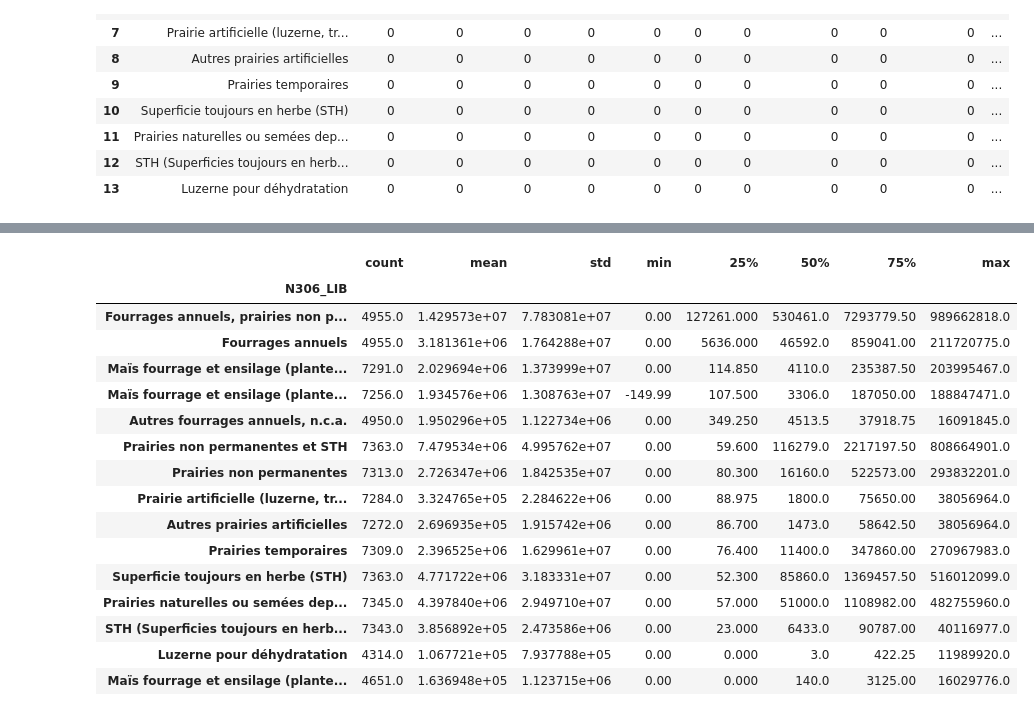
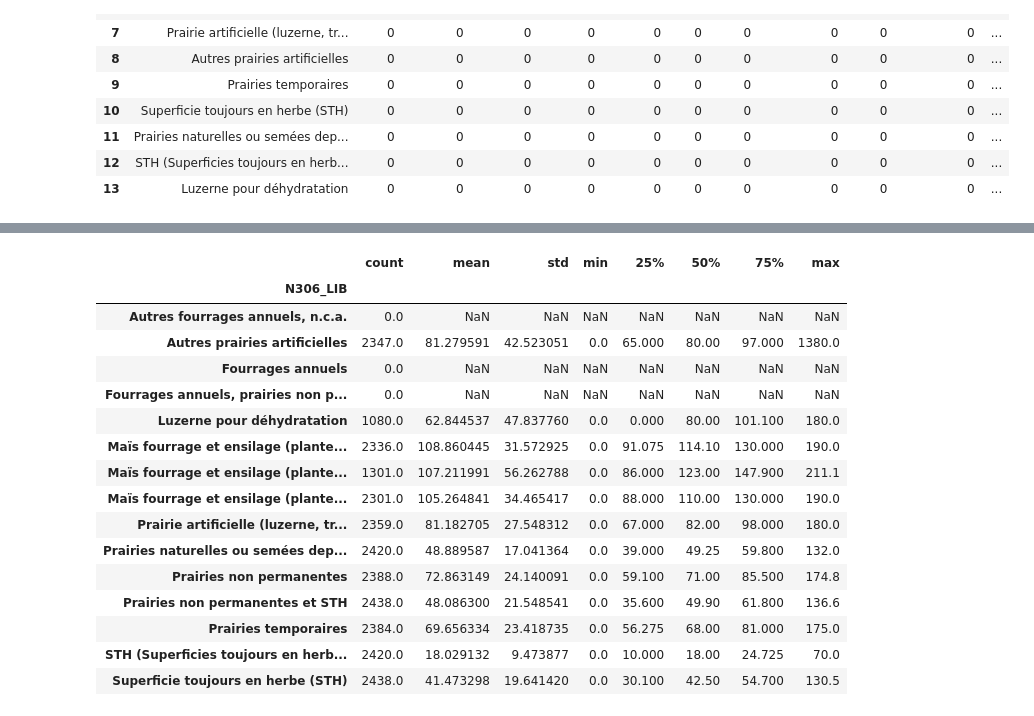
Before and after one commit to Yiyaoo/FDS_first_step, a Jupyter notebook: stage.ipynb, the cells around one changed output, grey strips where cells are left out. Cells and saved outputs as stored; diff of their text form; code cells hidden in the pictures.

```diff
--- a/stage.ipynb
+++ b/stage.ipynb
@@ -62,7 +73,7 @@ def read_multi_csv(start_year,end_year):
     dfs = []
     for YYYY in years:
         #file = 'https://raw.githubusercontent.com/username/project/main/data/normalized/'+str(YYYY)+'_crimes_byState.csv'
-        file = 'https://raw.githubusercontent.com/Yiyaoo/playground-DHnDOLo0/master/FDS_Fourrage/FDS_FOURRAGE_'+str(YYYY)+'.csv'
+        file = 'https://raw.githubusercontent.com/Yiyaoo/FDS_first_step/master/FDS_Fourrage/FDS_FOURRAGE_'+str(YYYY)+'.csv'
         #print (file)
         df = pd.read_csv(file,sep=';')
         dfs.append(df)
@@ -73,4 +121,5 @@ df=read_multi_csv(2000,2020)
 # %%
 #données manquantes par type de culture et par année
-df.drop(['ANNREF', 'N306_LIB'], 1).isna().groupby([df.ANNREF, df.N306_LIB], sort=False).sum().reset_index()
+df_rend=df[(df.N027_MOD==70.02)]
+df_rend['VALEUR'].isnull().groupby(df_rend.N306_LIB).sum()
 # %% [output]
@@ -90,21 +163,22 @@ df.drop(['ANNREF', 'N306_LIB'], 1).isna().groupby([df.ANNREF, df.N306_LIB], sort
 # %%
 #données semblant anormales / type de culture
-df.groupby(df.N306_LIB, sort=False).describe()['VALEUR']
+#df.groupby(df.N306_LIB).describe()['VALEUR']
+df_rend.groupby(df_rend.N306_LIB).describe()['VALEUR']
 # %% [output]
 |  | count | mean | std | min | 25% | 50% | 75% | max |
 | N306_LIB |  |  |  |  |  |  |  |  |
-| Fourrages annuels, prairies non p... | 4955.0 | 1.429573e+07 | 7.783081e+07 | 0.00 | 127261.000 | 530461.0 | 7293779.50 | 989662818.0 |
-| Fourrages annuels | 4955.0 | 3.181361e+06 | 1.764288e+07 | 0.00 | 5636.000 | 46592.0 | 859041.00 | 211720775.0 |
-| Maïs fourrage et ensilage (plante... | 7291.0 | 2.029694e+06 | 1.373999e+07 | 0.00 | 114.850 | 4110.0 | 235387.50 | 203995467.0 |
-| Maïs fourrage et ensilage (plante... | 7256.0 | 1.934576e+06 | 1.308763e+07 | -149.99 | 107.500 | 3306.0 | 187050.00 | 188847471.0 |
-| Autres fourrages annuels, n.c.a. | 4950.0 | 1.950296e+05 | 1.122734e+06 | 0.00 | 349.250 | 4513.5 | 37918.75 | 16091845.0 |
-| Prairies non permanentes et STH | 7363.0 | 7.479534e+06 | 4.995762e+07 | 0.00 | 59.600 | 116279.0 | 2217197.50 | 808664901.0 |
-| Prairies non permanentes | 7313.0 | 2.726347e+06 | 1.842535e+07 | 0.00 | 80.300 | 16160.0 | 522573.00 | 293832201.0 |
-| Prairie artificielle (luzerne, tr... | 7284.0 | 3.324765e+05 | 2.284622e+06 | 0.00 | 88.975 | 1800.0 | 75650.00 | 38056964.0 |
-| Autres prairies artificielles | 7272.0 | 2.696935e+05 | 1.915742e+06 | 0.00 | 86.700 | 1473.0 | 58642.50 | 38056964.0 |
-| Prairies temporaires | 7309.0 | 2.396525e+06 | 1.629961e+07 | 0.00 | 76.400 | 11400.0 | 347860.00 | 270967983.0 |
-| Superficie toujours en herbe (STH) | 7363.0 | 4.771722e+06 | 3.183331e+07 | 0.00 | 52.300 | 85860.0 | 1369457.50 | 516012099.0 |
-| Prairies naturelles ou semées dep... | 7345.0 | 4.397840e+06 | 2.949710e+07 | 0.00 | 57.000 | 51000.0 | 1108982.00 | 482755960.0 |
-| STH (Superficies toujours en herb... | 7343.0 | 3.856892e+05 | 2.473586e+06 | 0.00 | 23.000 | 6433.0 | 90787.00 | 40116977.0 |
-| Luzerne pour déhydratation | 4314.0 | 1.067721e+05 | 7.937788e+05 | 0.00 | 0.000 | 3.0 | 422.25 | 11989920.0 |
-| Maïs fourrage et ensilage (plante... | 4651.0 | 1.636948e+05 | 1.123715e+06 | 0.00 | 0.000 | 140.0 | 3125.00 | 16029776.0 |
+| Autres fourrages annuels, n.c.a. | 0.0 | NaN | NaN | NaN | NaN | NaN | NaN | NaN |
+| Autres prairies artificielles | 2347.0 | 81.279591 | 42.523051 | 0.0 | 65.000 | 80.00 | 97.000 | 1380.0 |
+| Fourrages annuels | 0.0 | NaN | NaN | NaN | NaN | NaN | NaN | NaN |
+| Fourrages annuels, prairies non p... | 0.0 | NaN | NaN | NaN | NaN | NaN | NaN | NaN |
+| Luzerne pour déhydratation | 1080.0 | 62.844537 | 47.837760 | 0.0 | 0.000 | 80.00 | 101.100 | 180.0 |
+| Maïs fourrage et ensilage (plante... | 2336.0 | 108.860445 | 31.572925 | 0.0 | 91.075 | 114.10 | 130.000 | 190.0 |
+| Maïs fourrage et ensilage (plante... | 1301.0 | 107.211991 | 56.262788 | 0.0 | 86.000 | 123.00 | 147.900 | 211.1 |
+| Maïs fourrage et ensilage (plante... | 2301.0 | 105.264841 | 34.465417 | 0.0 | 88.000 | 110.00 | 130.000 | 190.0 |
+| Prairie artificielle (luzerne, tr... | 2359.0 | 81.182705 | 27.548312 | 0.0 | 67.000 | 82.00 | 98.000 | 180.0 |
+| Prairies naturelles ou semées dep... | 2420.0 | 48.889587 | 17.041364 | 0.0 | 39.000 | 49.25 | 59.800 | 132.0 |
+| Prairies non permanentes | 2388.0 | 72.863149 | 24.140091 | 0.0 | 59.100 | 71.00 | 85.500 | 174.8 |
+| Prairies non permanentes et STH | 2438.0 | 48.086300 | 21.548541 | 0.0 | 35.600 | 49.90 | 61.800 | 136.6 |
+| Prairies temporaires | 2384.0 | 69.656334 | 23.418735 | 0.0 | 56.275 | 68.00 | 81.000 | 175.0 |
+| STH (Superficies toujours en herb... | 2420.0 | 18.029132 | 9.473877 | 0.0 | 10.000 | 18.00 | 24.725 | 70.0 |
+| Superficie toujours en herbe (STH) | 2438.0 | 41.473298 | 19.641420 | 0.0 | 30.100 | 42.50 | 54.700 | 130.5 |
```
Also changed, not shown: parts of 9 cells of this notebook.
